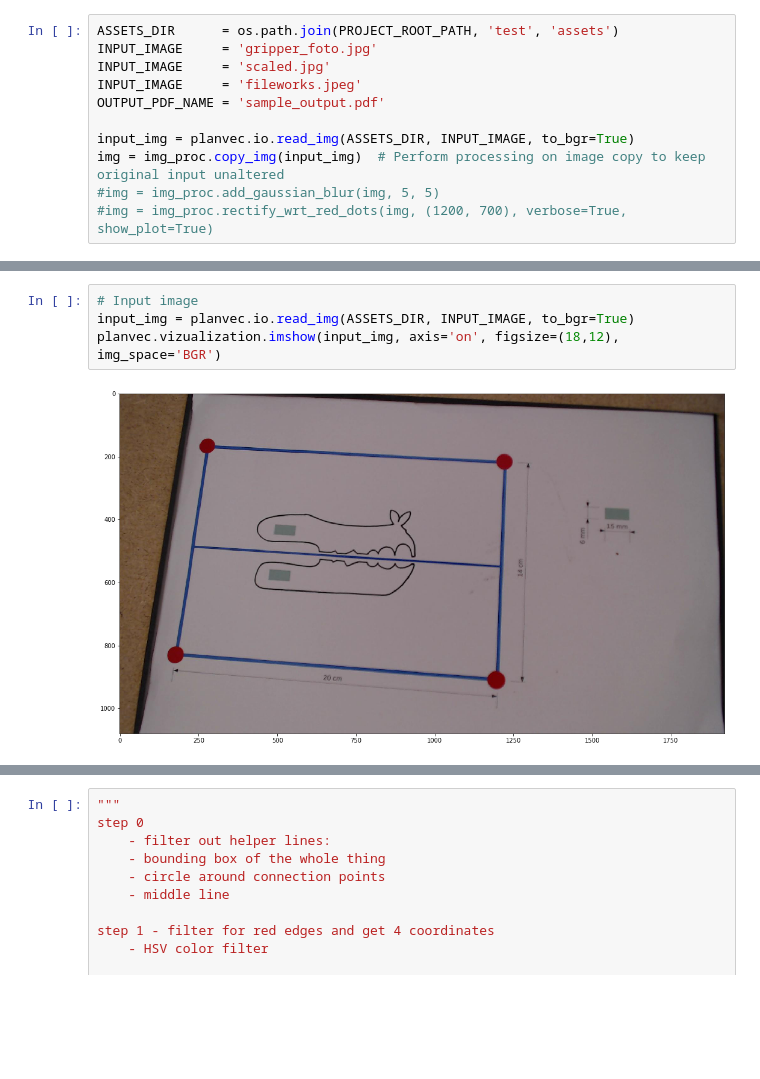
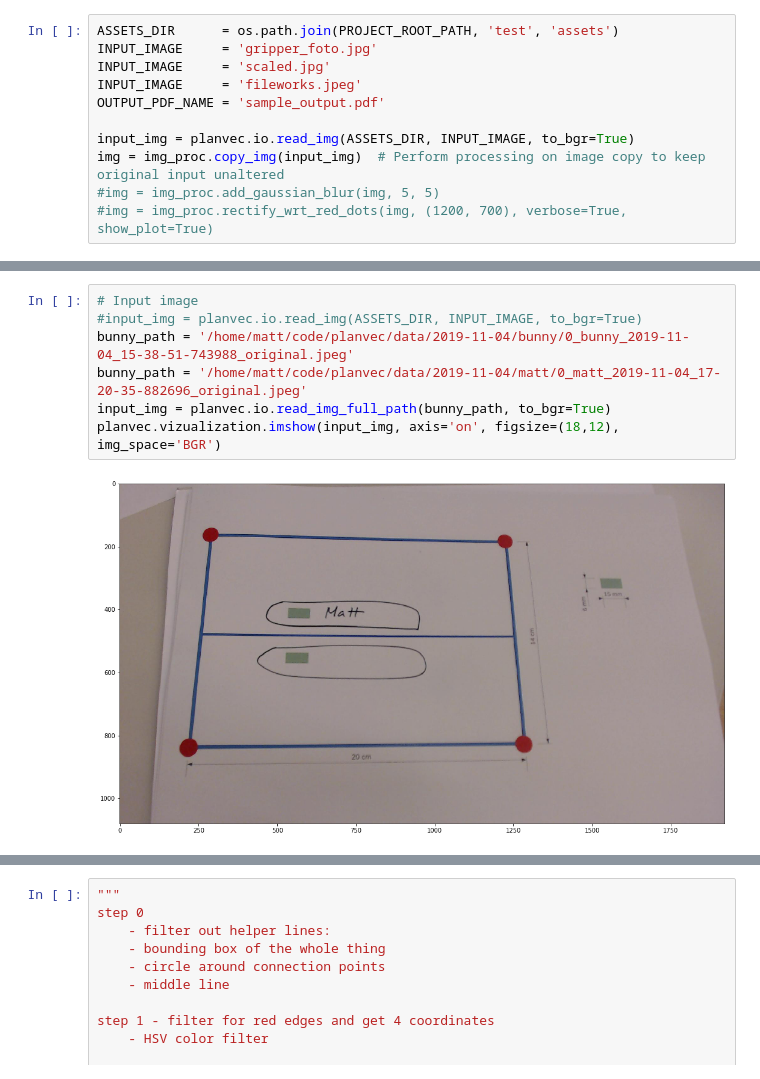
Before and after one commit to cybathlon-at-school/planvec, a Jupyter notebook: notebooks/img_vectorization.ipynb, the cells around one changed output, grey strips where cells are left out. Saved outputs shown, nothing was run; the diff lists cells and outputs as text; blank space fills up the shorter version.

Commit message:
Clean img processing pipeline single image.

```diff
--- a/notebooks/img_vectorization.ipynb
+++ b/notebooks/img_vectorization.ipynb
@@ -32,8 +30,11 @@ FileNotFoundError: [Errno 2] No such file or directory: '/home/matt/code/planvec
 # %%
 # Input image
-input_img = planvec.io.read_img(ASSETS_DIR, INPUT_IMAGE, to_bgr=True)
+#input_img = planvec.io.read_img(ASSETS_DIR, INPUT_IMAGE, to_bgr=True)
+bunny_path = '/home/matt/code/planvec/data/2019-11-04/bunny/0_bunny_2019-11-04_15-38-51-743988_original.jpeg'
+bunny_path = '/home/matt/code/planvec/data/2019-11-04/matt/0_matt_2019-11-04_17-20-35-882696_original.jpeg'
+input_img = planvec.io.read_img_full_path(bunny_path, to_bgr=True)
 planvec.vizualization.imshow(input_img, axis='on', figsize=(18,12), img_space='BGR')
 # %% [output]
-[figure, old version]
+[figure, new version]
 # %%
 #planvec.vizualization.imshow(img, axis='on', figsize=(10, 10), img_space='BGR')
```
Also changed, not shown: parts of 11 cells of this notebook, 2 other files.
